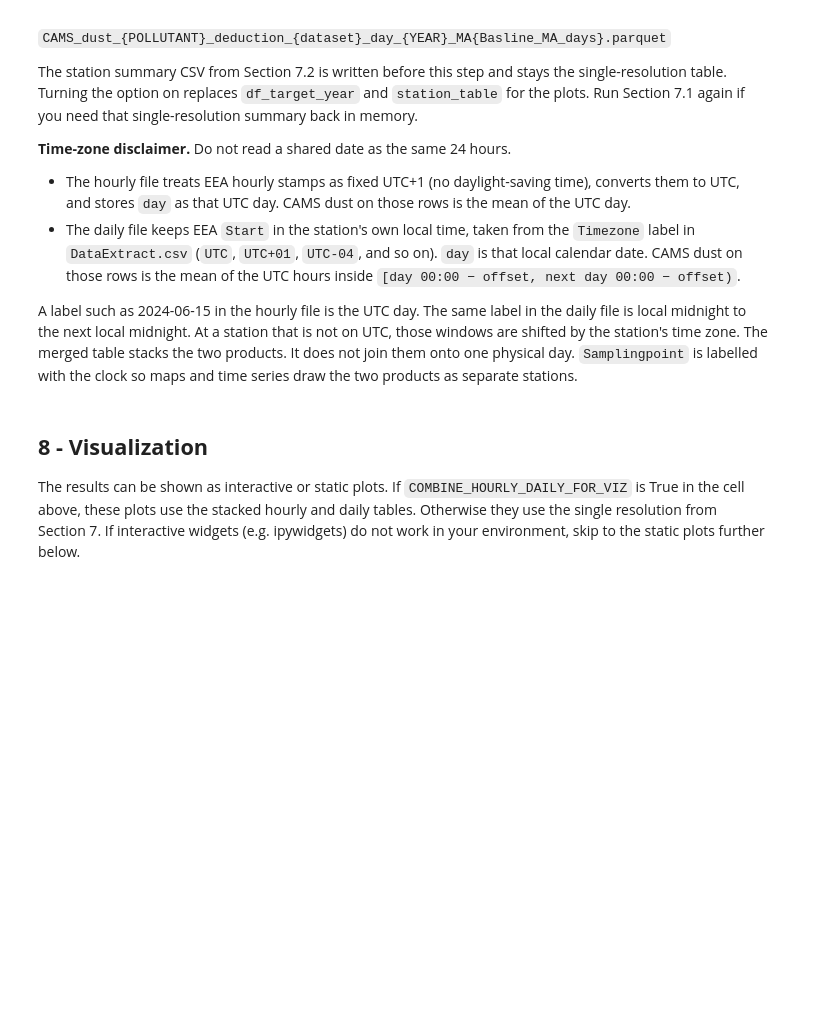
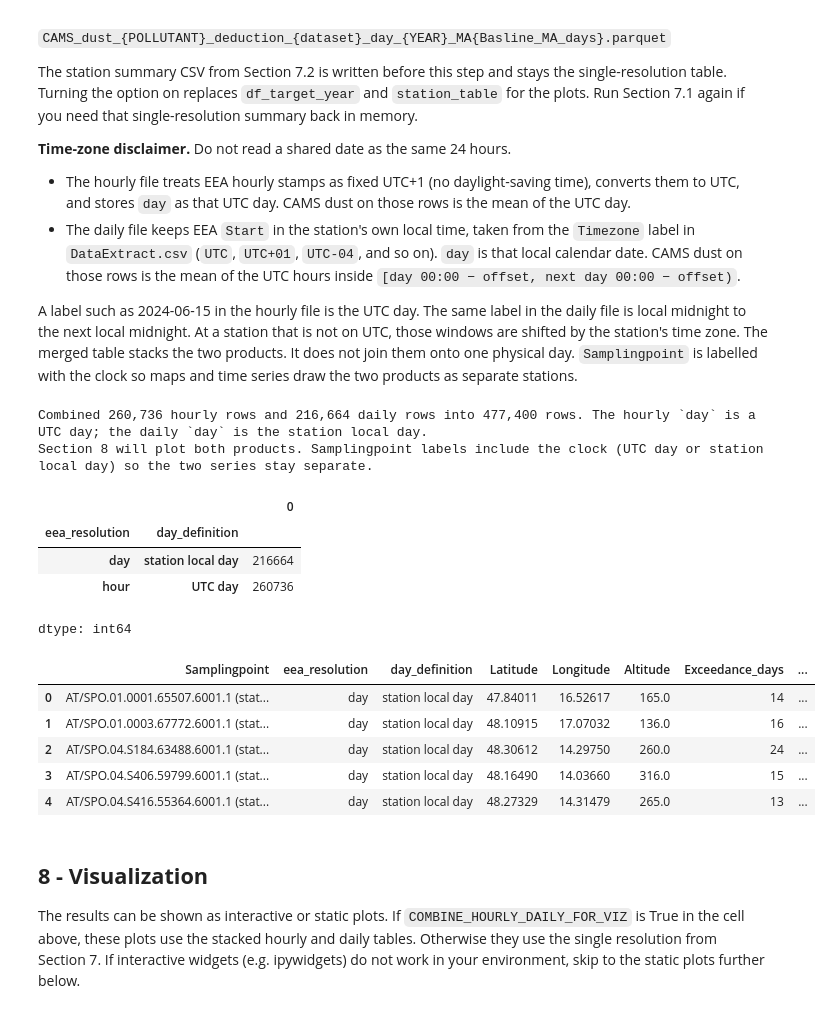
Before and after one commit to jessieaha/CAMS_dust_deduction_tool, a Jupyter notebook: Dust_deduction_tool_full.ipynb, the cells around one changed output. Drawn from its saved outputs; the diff is of its cells as text; code cells hidden in the pictures; blank space fills up the shorter version.

```diff
--- a/Dust_deduction_tool_full.ipynb
+++ b/Dust_deduction_tool_full.ipynb
@@ -1010,38 +1072,52 @@ A label such as 2024-06-15 in the hourly file is the UTC day. The same label in
 # %%
 # Set True to plot the hourly and the daily deduction tables together.
 # Both Parquet files must already exist. Read the time-zone disclaimer above before turning this on.
-COMBINE_HOURLY_DAILY_FOR_VIZ = False
+COMBINE_HOURLY_DAILY_FOR_VIZ = True
 
 if COMBINE_HOURLY_DAILY_FOR_VIZ:
     import cams_data_to_eea_daily as cams_daily
 
     def _deduction_parquet(temporal_flag):
         name = (
             f'CAMS_dust_{POLLUTANT}_deduction_{dataset}_{temporal_flag}_'
             f'{YEAR}_MA{Basline_MA_days}.parquet'
         )
         if USE_GOOGLE_DRIVE:
             return os.path.join(gdrive_output_dir, name)
         return f'{project_dir}{name}'
 
     df_target_year = cams_daily.load_and_combine_deduction_parquets(
         _deduction_parquet('hour'),
         _deduction_parquet('day'),
     )
     station_table = cams_daily.station_summary_table(
         df_target_year,
         POLLUTANT_daily_threshold,
     )
     print(
         'Section 8 will plot both products. Samplingpoint labels include the clock '
         '(UTC day or station local day) so the two series stay separate.'
     )
     display(df_target_year.groupby(['eea_resolution', 'day_definition'], observed=False).size())
     display(station_table.head())
 else:
     print(
         f'Section 8 keeps the single product for EEA_temporal_flag={EEA_temporal_flag!r}.'
     )
+# %% [output]
+Combined 260,736 hourly rows and 216,664 daily rows into 477,400 rows. The hourly `day` is a UTC day; the daily `day` is the station local day.
+Section 8 will plot both products. Samplingpoint labels include the clock (UTC day or station local day) so the two series stay separate.
+|  |  | 0 |
+| eea_resolution | day_definition |  |
+| day | station local day | 216664 |
+| hour | UTC day | 260736 |
+dtype: int64
+|  | Samplingpoint | eea_resolution | day_definition | Latitude | Longitude | Altitude | Exceedance_days | ... |
+| 0 | AT/SPO.01.0001.65507.6001.1 (stat... | day | station local day | 47.84011 | 16.52617 | 165.0 | 14 | ... |
+| 1 | AT/SPO.01.0003.67772.6001.1 (stat... | day | station local day | 48.10915 | 17.07032 | 136.0 | 16 | ... |
+| 2 | AT/SPO.04.S184.63488.6001.1 (stat... | day | station local day | 48.30612 | 14.29750 | 260.0 | 24 | ... |
+| 3 | AT/SPO.04.S406.59799.6001.1 (stat... | day | station local day | 48.16490 | 14.03660 | 316.0 | 15 | ... |
+| 4 | AT/SPO.04.S416.55364.6001.1 (stat... | day | station local day | 48.27329 | 14.31479 | 265.0 | 13 | ... |
 # %% [markdown]
 <a name="8"></a>
 ## **8 - Visualization**
```
Also changed, not shown: parts of 18 cells of this notebook.
